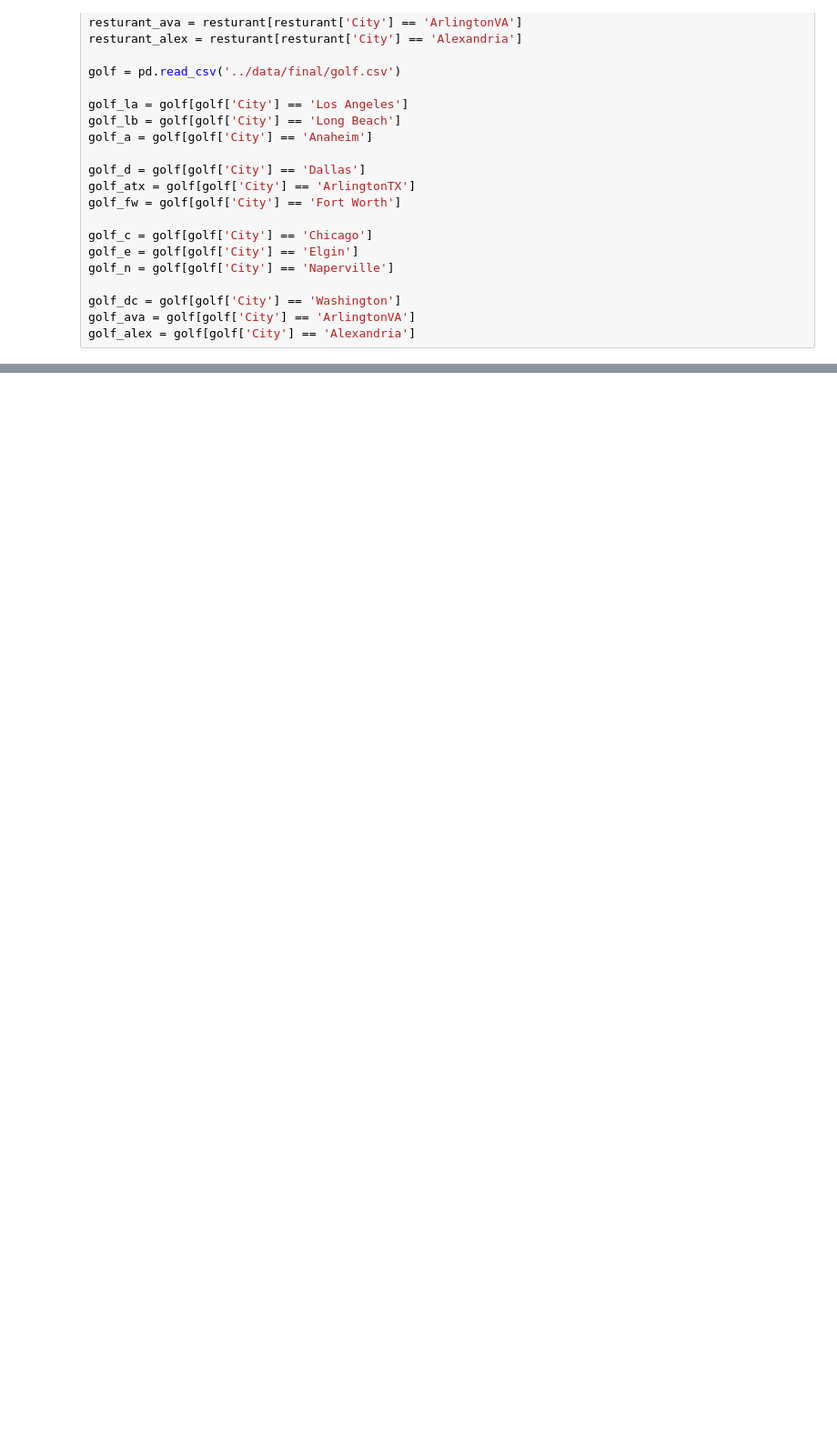
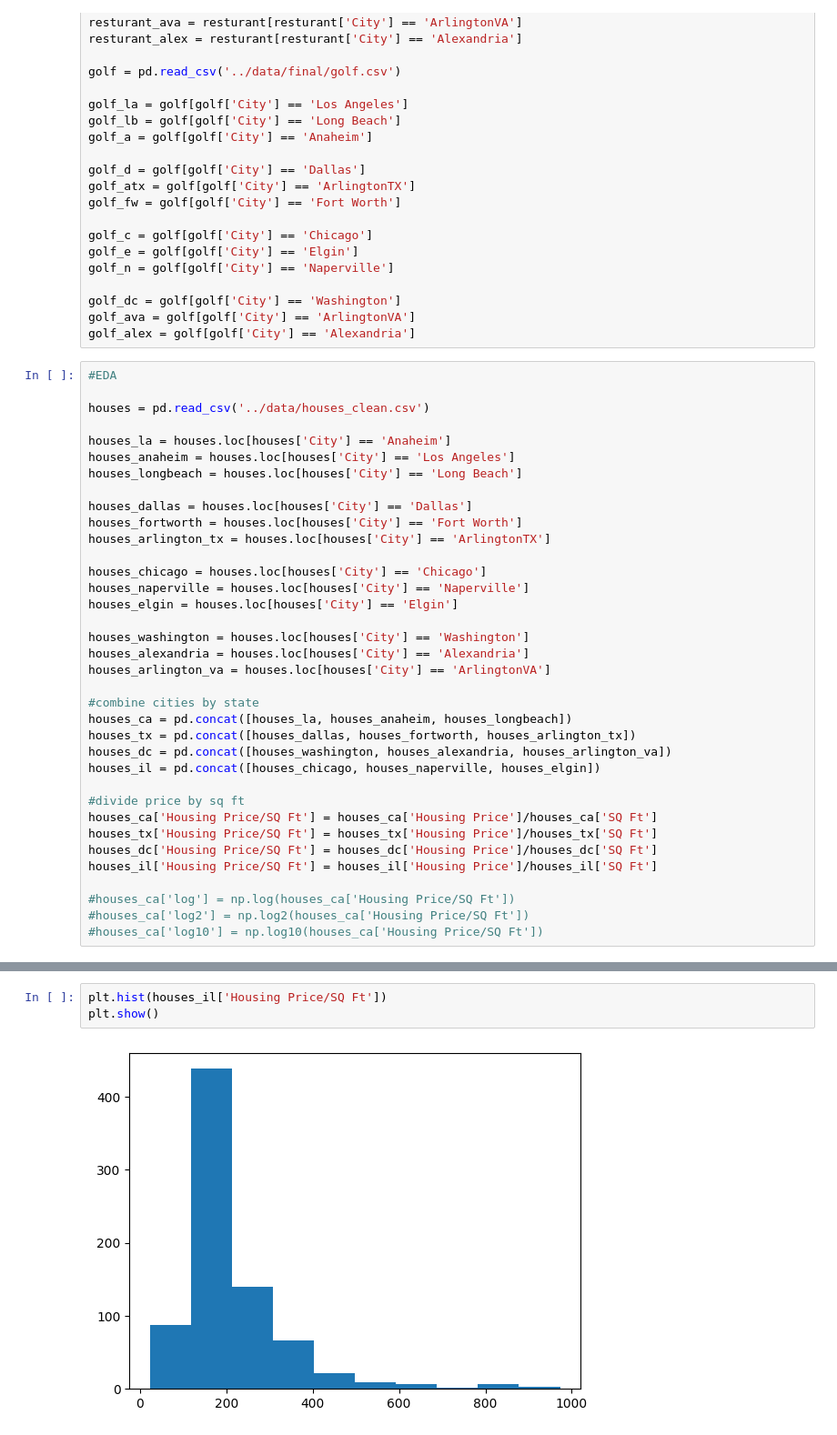
Before and after one commit to jefflee702/Analysis-of-the-Effects-of-Location-on-House-Pricing, a Jupyter notebook: code/main.ipynb, the cells around one changed output, grey strips where cells are left out. Shown at 91% size. Saved outputs shown, nothing was run; the diff lists cells and outputs as text; blank space fills up the shorter version.

```diff
--- a/code/main.ipynb
+++ b/code/main.ipynb
@@ -265,3 +267,39 @@ golf_n = golf[golf['City'] == 'Naperville']
 golf_dc = golf[golf['City'] == 'Washington']
 golf_ava = golf[golf['City'] == 'ArlingtonVA']
 golf_alex = golf[golf['City'] == 'Alexandria']
+# %%
+#EDA
+
+houses = pd.read_csv('../data/houses_clean.csv')
+
+houses_la = houses.loc[houses['City'] == 'Anaheim']
+houses_anaheim = houses.loc[houses['City'] == 'Los Angeles']
+houses_longbeach = houses.loc[houses['City'] == 'Long Beach']
+
+houses_dallas = houses.loc[houses['City'] == 'Dallas']
+houses_fortworth = houses.loc[houses['City'] == 'Fort Worth']
+houses_arlington_tx = houses.loc[houses['City'] == 'ArlingtonTX']
+
+houses_chicago = houses.loc[houses['City'] == 'Chicago']
+houses_naperville = houses.loc[houses['City'] == 'Naperville']
+houses_elgin = houses.loc[houses['City'] == 'Elgin']
+
+houses_washington = houses.loc[houses['City'] == 'Washington']
+houses_alexandria = houses.loc[houses['City'] == 'Alexandria']
+houses_arlington_va = houses.loc[houses['City'] == 'ArlingtonVA']
+
+#combine cities by state
+houses_ca = pd.concat([houses_la, houses_anaheim, houses_longbeach])
+houses_tx = pd.concat([houses_dallas, houses_fortworth, houses_arlington_tx])
+houses_dc = pd.concat([houses_washington, houses_alexandria, houses_arlington_va])
+houses_il = pd.concat([houses_chicago, houses_naperville, houses_elgin])
+
+#divide price by sq ft
+houses_ca['Housing Price/SQ Ft'] = houses_ca['Housing Price']/houses_ca['SQ Ft']
+houses_tx['Housing Price/SQ Ft'] = houses_tx['Housing Price']/houses_tx['SQ Ft']
+houses_dc['Housing Price/SQ Ft'] = houses_dc['Housing Price']/houses_dc['SQ Ft']
+houses_il['Housing Price/SQ Ft'] = houses_il['Housing Price']/houses_il['SQ Ft']
+
+#houses_ca['log'] = np.log(houses_ca['Housing Price/SQ Ft'])
+#houses_ca['log2'] = np.log2(houses_ca['Housing Price/SQ Ft'])
+#houses_ca['log10'] = np.log10(houses_ca['Housing Price/SQ Ft'])
@@ -267,0 +328,5 @@ golf_alex = golf[golf['City'] == 'Alexandria']
+# %%
+plt.hist(houses_il['Housing Price/SQ Ft'])
+plt.show()
+# %% [output]
+[figure, added]
```
Also changed, not shown: parts of 19 cells of this notebook, 3 other files.
